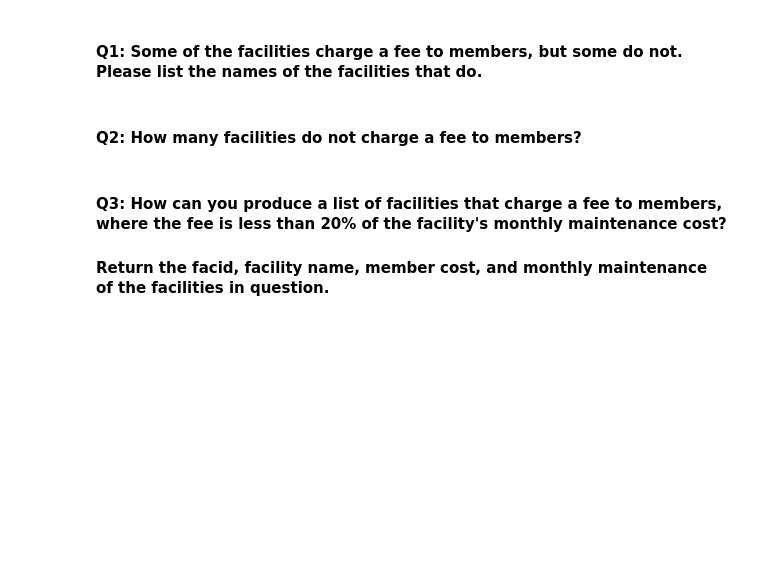
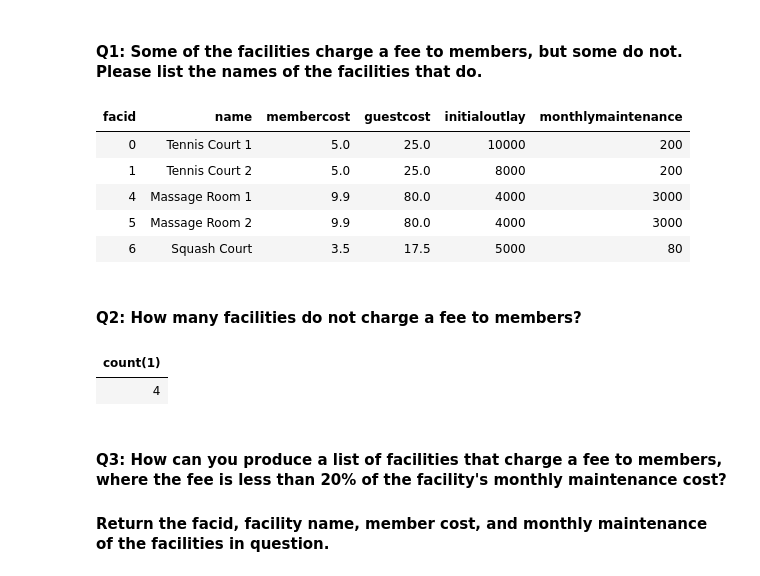
Before and after one commit to kyeongbkim/mec-mini-projects, a Jupyter notebook: mec-5.6.6-sql-with-spark-mini-project/Mini_Project_SQL_with_Spark.ipynb, the cells around one changed output. Saved outputs shown, nothing was run; the diff lists cells and outputs as text; code cells hidden in the pictures; blank space fills up the shorter version.

```diff
--- a/mec-5.6.6-sql-with-spark-mini-project/Mini_Project_SQL_with_Spark.ipynb
+++ b/mec-5.6.6-sql-with-spark-mini-project/Mini_Project_SQL_with_Spark.ipynb
@@ -110,2 +140,12 @@ select * from bookings limit 3
+# %%
+%sql
+select * from facilities where membercost <> 0
+# %% [output]
+| facid | name | membercost | guestcost | initialoutlay | monthlymaintenance |
+| 0 | Tennis Court 1 | 5.0 | 25.0 | 10000 | 200 |
+| 1 | Tennis Court 2 | 5.0 | 25.0 | 8000 | 200 |
+| 4 | Massage Room 1 | 9.9 | 80.0 | 4000 | 3000 |
+| 5 | Massage Room 2 | 9.9 | 80.0 | 4000 | 3000 |
+| 6 | Squash Court | 3.5 | 17.5 | 5000 | 80 |
 # %% [markdown]
 ####  Q2: How many facilities do not charge a fee to members?
@@ -114,3 +152,9 @@ select * from bookings limit 3
+# %%
+%sql
+select count(*) from facilities where membercost = 0
+# %% [output]
+| count(1) |
+| 4 |
 # %% [markdown]
 #### Q3: How can you produce a list of facilities that charge a fee to members, where the fee is less than 20% of the facility's monthly maintenance cost?
 #### Return the facid, facility name, member cost, and monthly maintenance of the facilities in question.
```
Also changed, not shown: parts of 22 cells of this notebook.
